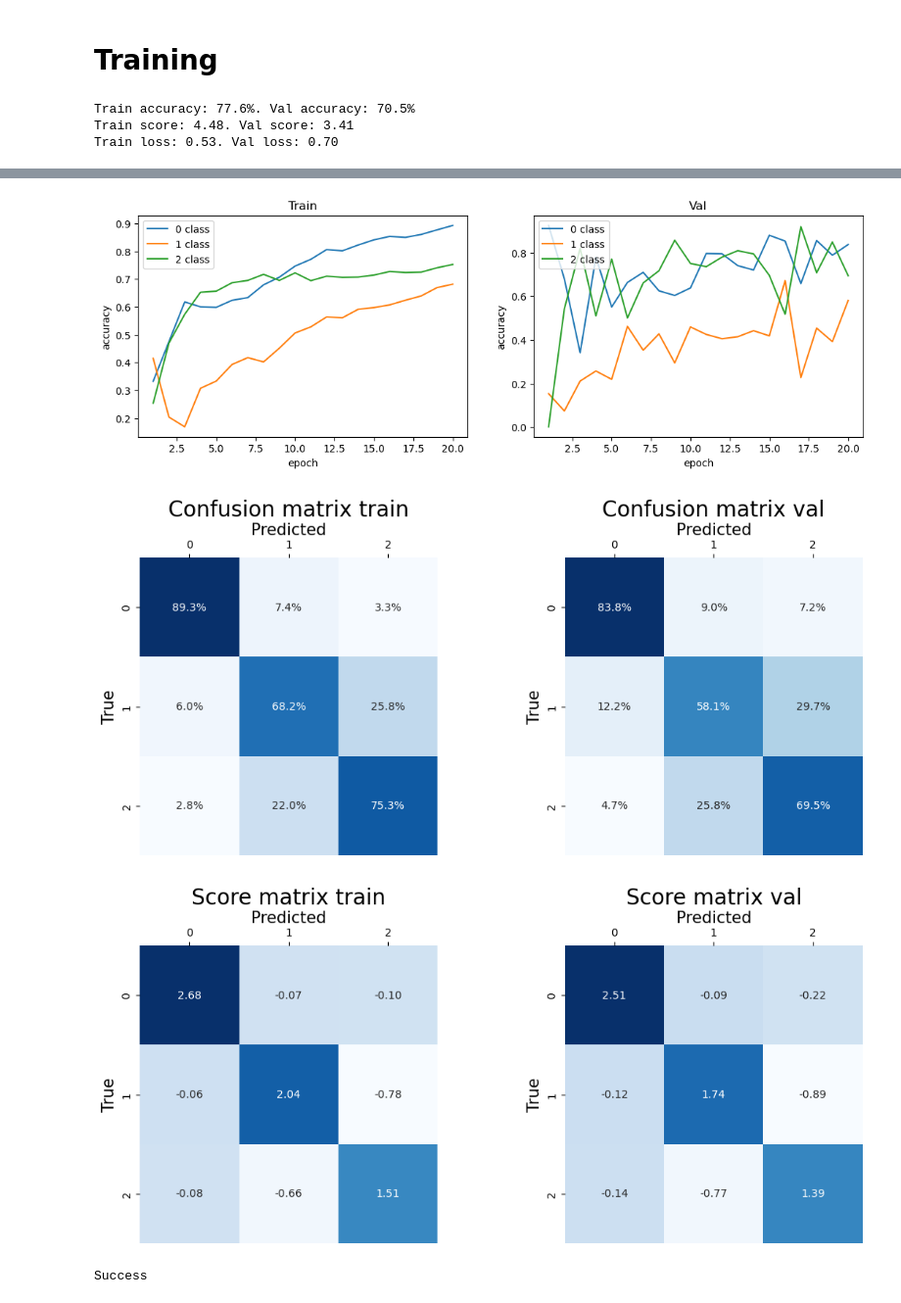
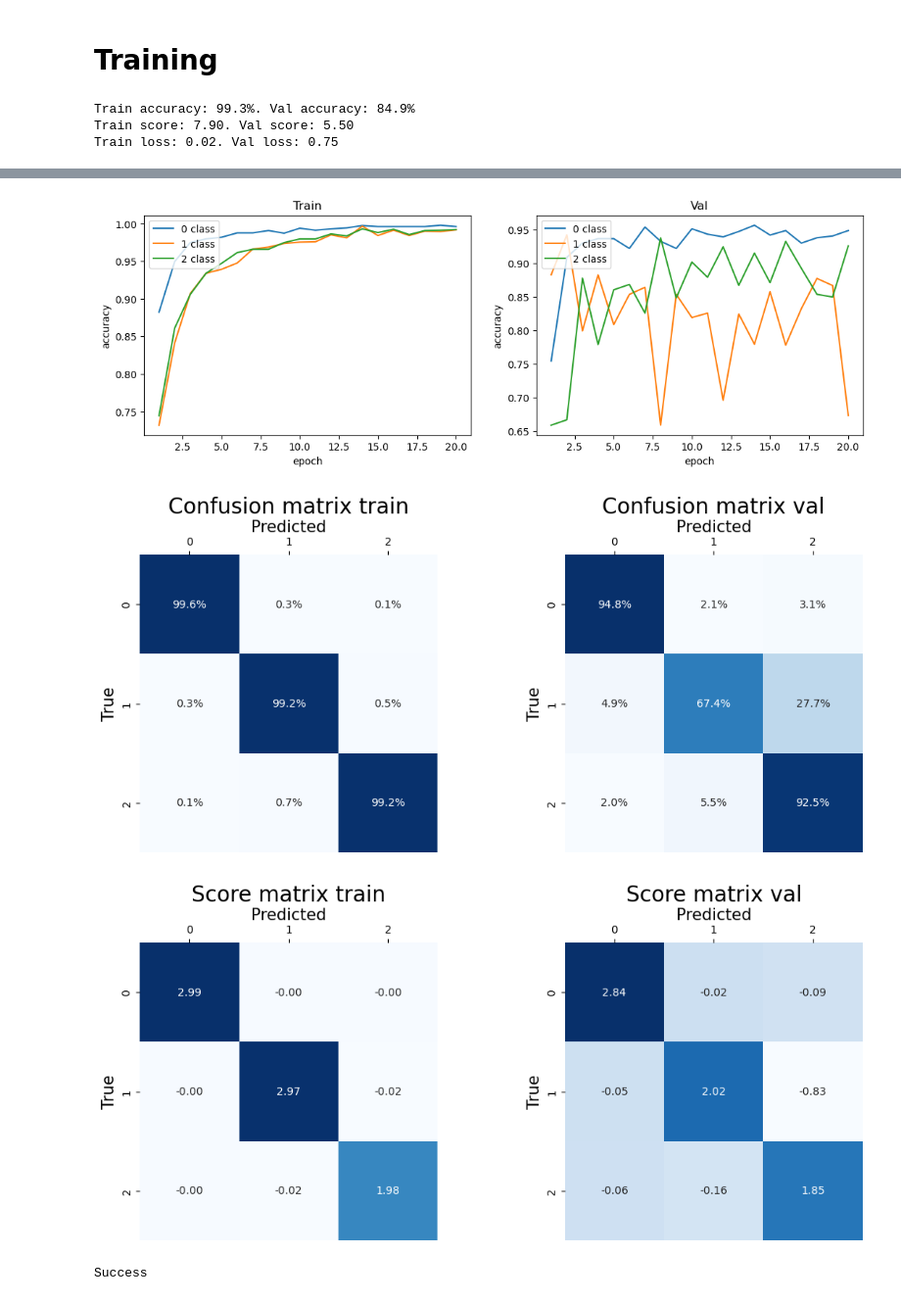
Before and after one commit to Maksim787/team-swan, a Jupyter notebook: pipeline/train.ipynb, the cells around one changed output, grey strips where cells are left out. Shown at 98% size. Saved outputs shown, nothing was run; the diff lists cells and outputs as text; code cells hidden in the pictures.

Commit message:
Add MobileNet

```diff
--- a/pipeline/train.ipynb
+++ b/pipeline/train.ipynb
@@ -78,7 +77,7 @@ N_EPOCHS = 20
 FACTOR = 0.3
 PATIENCE = 3
 
-model = LeNet128().to(device)
+model = get_mobilenet_pretrained().to(device)
 
 LR = 1e-2
 MOMENTUM = 0.9
@@ -86,13 +85,12 @@ optimizer = torch.optim.SGD(model.parameters(), lr=LR, momentum=MOMENTUM)
 scheduler = None  # torch.optim.lr_scheduler.ReduceLROnPlateau(optimizer, factor=FACTOR, patience=PATIENCE)
 criterion = CrossEntropyLoss()
 
-experiment_name = f'LeNet128'
-notes = f'''
-Optimizer: SGD({LR=}, {MOMENTUM=})
-Scheduler: ReduceLROnPlateau({FACTOR=}, {PATIENCE=})
-'''
-
 if LOG_WANDB:
+    experiment_name = f'LeNet128'
+    notes = f'''
+    Optimizer: SGD({LR=}, {MOMENTUM=})
+    Scheduler: ReduceLROnPlateau({FACTOR=}, {PATIENCE=})
+    '''
     wandb.login()
     wandb.init(
         project='VK Hackathon',
@@ -110,6 +108,6 @@ except KeyboardInterrupt:
 
 print('Success')
 # %% [output]
-Train accuracy: 77.6%. Val accuracy: 70.5%
-Train score: 4.48. Val score: 3.41
-Train loss: 0.53. Val loss: 0.70
+Train accuracy: 99.3%. Val accuracy: 84.9%
+Train score: 7.90. Val score: 5.50
+Train loss: 0.02. Val loss: 0.75
@@ -118,4 +116,4 @@ Train loss: 0.53. Val loss: 0.70
-[figure, old version]
+[figure, new version]
-[figure, old version]
+[figure, new version]
-[figure, old version]
+[figure, new version]
 Success
```
Also changed, not shown: parts of 3 cells of this notebook, 2 other files.
